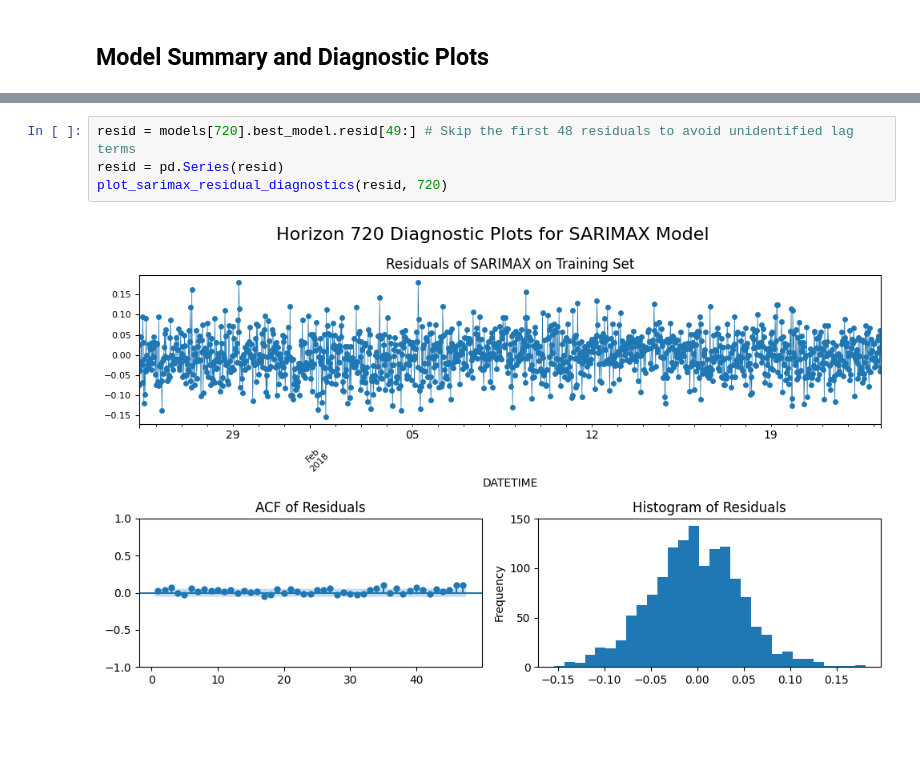
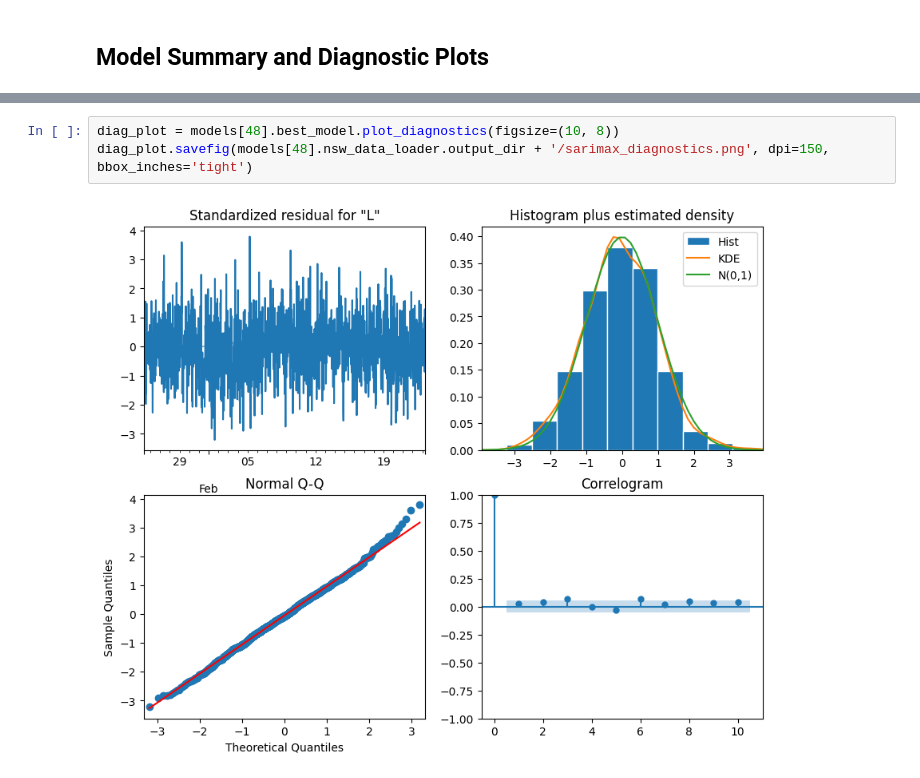
Before and after one commit to laukamkit/capstone_project_GroupA, a Jupyter notebook: src/ModelEvaluation/evaluate_sarimax.ipynb, the cells around one changed output, grey strips where cells are left out. Drawn from its saved outputs; the diff is of its cells as text; blank space fills up the shorter version.

```diff
--- a/src/ModelEvaluation/evaluate_sarimax.ipynb
+++ b/src/ModelEvaluation/evaluate_sarimax.ipynb
@@ -151,6 +119,5 @@ plot_sarimax_residual_diagnostics(resid, 336)
 # %%
-resid = models[720].best_model.resid[49:] # Skip the first 48 residuals to avoid unidentified lag terms
-resid = pd.Series(resid)
-plot_sarimax_residual_diagnostics(resid, 720)
+diag_plot = models[48].best_model.plot_diagnostics(figsize=(10, 8))
+diag_plot.savefig(models[48].nsw_data_loader.output_dir + '/sarimax_diagnostics.png', dpi=150, bbox_inches='tight')
 # %% [output]
-[figure, old version]
+[figure, new version]
```
Also changed, not shown: parts of 5 cells of this notebook, 10 other files.
